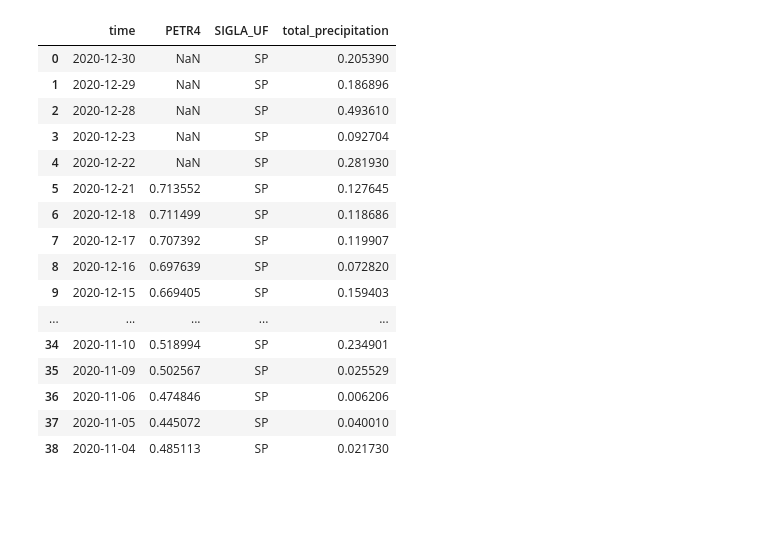
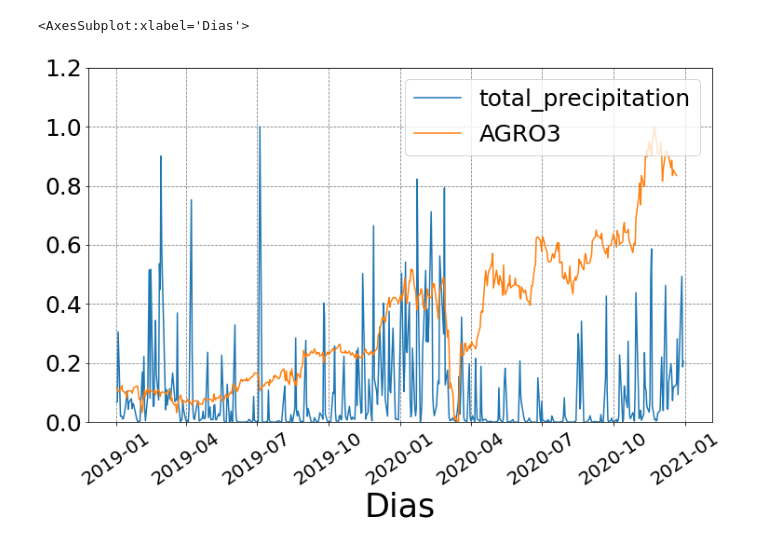
Before and after one commit to sanchoassp/Clima_Agro, a Jupyter notebook: Clima_Agro.ipynb, the cells around one changed output. Drawn from its saved outputs; the diff is of its cells as text; code cells hidden in the pictures; blank space fills up the shorter version.

```diff
--- a/Clima_Agro.ipynb
+++ b/Clima_Agro.ipynb
@@ -22,7 +22,7 @@ class agro:
 
     def __init__(self, tickers: "list of tickers", init_date: "initial date",
                  end_date: "end date", freq_time: str, index: int, climate_var: str,
-                 state: str):
+                 state: str, shift: int):
         # Inicialmente passo as variáveis para uma self.
         self.tickers = tickers # lista com os nomes das ações
         self.init_date = init_date
@@ -31,6 +31,7 @@ class agro:
         self.index = index # índice que será usado
         self.climate_var = climate_var
         self.state = state
+        self.shift = shift
 
     def plot_agro(self):
 
@@ -46,7 +47,7 @@ class agro:
 
         clima = pd.merge(clima, depara, on='CD_MUN', how='left')
 
-        clima['total_precipitation'] = clima['total_precipitation'].astype(float)
+        clima[self.climate_var] = clima[self.climate_var].astype(float)
         clima = clima[clima.SIGLA_UF == self.state]
 
         clima = clima.groupby(['SIGLA_UF', 'time']).agg(media = (self.climate_var, 'mean'))
@@ -97,34 +98,32 @@ class agro:
         full[self.tickers[0]] = MinMaxScaler().fit_transform(np.array(full[self.tickers[0]]).reshape(-1,1))
         full[self.climate_var] = MinMaxScaler().fit_transform(np.array(full[self.climate_var]).reshape(-1,1))
 
-        return full
+        #plt.figure(figsize=(12,7))
+        f, ax = plt.subplots(figsize=(12,7))
+        ax.plot(full.time, full[self.climate_var], full.time, full[self.tickers[0]])
+        plt.xlabel('Dias', fontsize = 35)
+        plt.xticks(fontsize = 20, rotation=35)
+        plt.yticks(fontsize = 25)
+        plt.legend([self.climate_var, self.tickers[0]], loc = 'upper right', fontsize=25)
+        plt.grid(color='gray', linestyle='--')
+        plt.ylim(0, 1.2)
+
+        return ax
 # %%
-ag = agro(tickers = ['PETR4'],
+apiagro = agro(tickers = ['AGRO3'], # AGXY3, AGRO3, SOJA3, BRFS3, JBSS3
                      init_date = '2019-01-01', # '%Y-%m-%d'
                      end_date = '2020-12-31', # '%Y-%m-%d'
                      freq_time = '1d', # 1m, 5m, 15m, 30m, 1h, 1d, 1w, 30d
                      index = 'Close',
+                     shift = 7,
                      climate_var = 'total_precipitation',
+                     #'max_temperature_2m', 'min_temperature_2m', 'temperature_2m', 'humidity', 'surface_pressure',
+                     #'total_precipitation', 'u_component_of_wind_10m',
+                     #'v_component_of_wind_10m'
                      state = 'SP'
          ) # Low, High, Open e Close
-df = ag.plot_agro()
+
+apiagro.plot_agro()
+# %% [output]
+<AxesSubplot:xlabel='Dias'>
+[figure, added]
-# %%
-df.head(39)
-# %% [output]
-|  | time | PETR4 | SIGLA_UF | total_precipitation |
-| 0 | 2020-12-30 | NaN | SP | 0.205390 |
-| 1 | 2020-12-29 | NaN | SP | 0.186896 |
-| 2 | 2020-12-28 | NaN | SP | 0.493610 |
-| 3 | 2020-12-23 | NaN | SP | 0.092704 |
-| 4 | 2020-12-22 | NaN | SP | 0.281930 |
-| 5 | 2020-12-21 | 0.713552 | SP | 0.127645 |
-| 6 | 2020-12-18 | 0.711499 | SP | 0.118686 |
-| 7 | 2020-12-17 | 0.707392 | SP | 0.119907 |
-| 8 | 2020-12-16 | 0.697639 | SP | 0.072820 |
-| 9 | 2020-12-15 | 0.669405 | SP | 0.159403 |
-| ... | ... | ... | ... | ... |
-| 34 | 2020-11-10 | 0.518994 | SP | 0.234901 |
-| 35 | 2020-11-09 | 0.502567 | SP | 0.025529 |
-| 36 | 2020-11-06 | 0.474846 | SP | 0.006206 |
-| 37 | 2020-11-05 | 0.445072 | SP | 0.040010 |
-| 38 | 2020-11-04 | 0.485113 | SP | 0.021730 |
```
Also changed, not shown: parts of 3 cells of this notebook.
